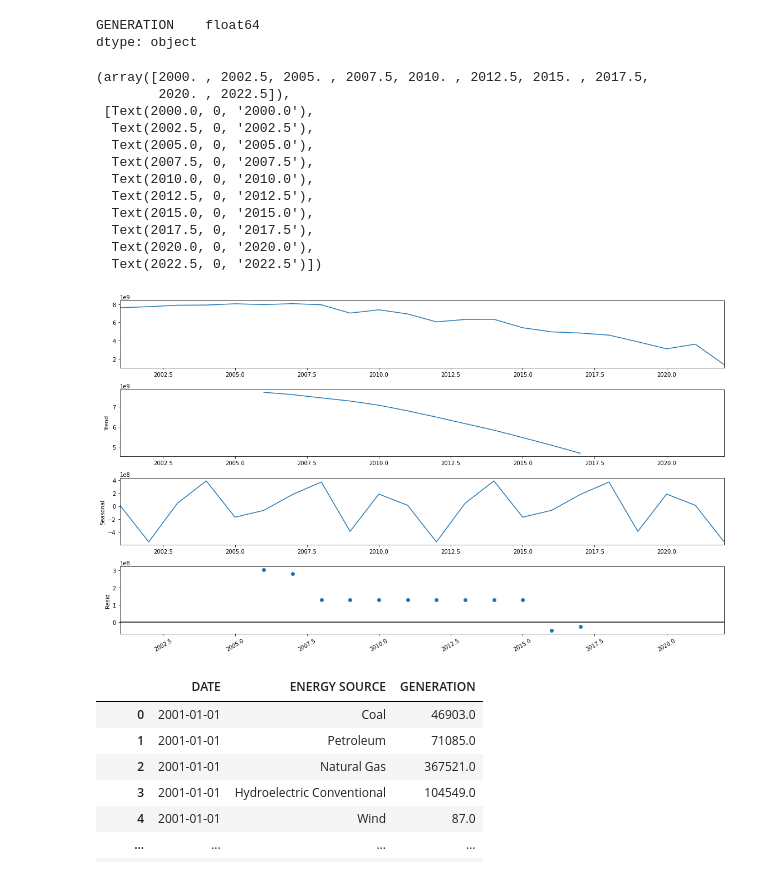
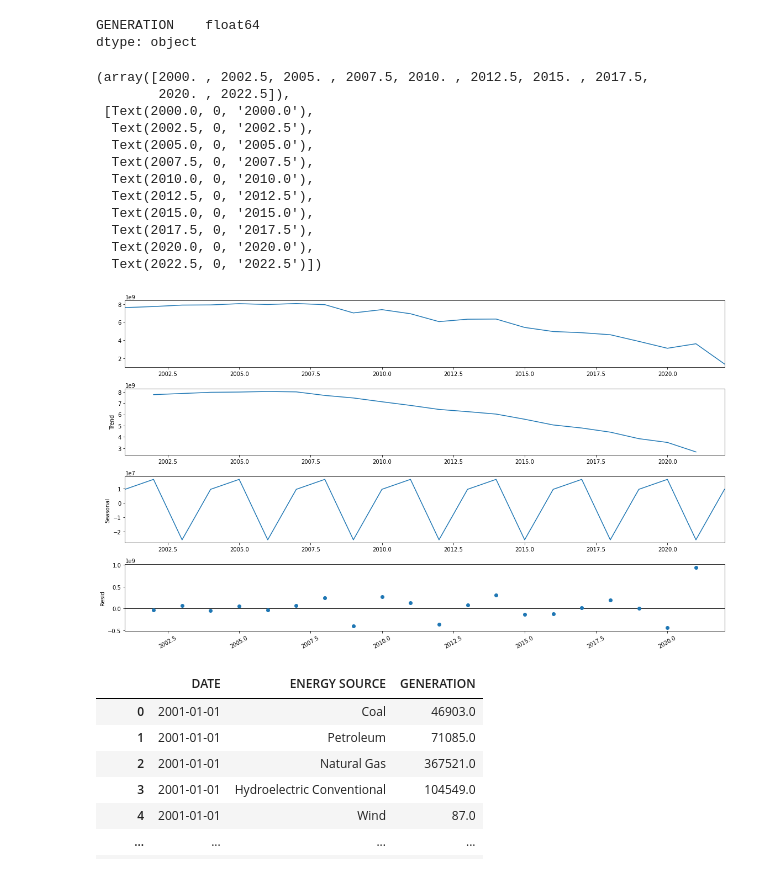
Before and after one commit to EnriqueLaguna/ProyectoAnalisisDatos, a Jupyter notebook: Codigo/timeSeries.ipynb, the cells around one changed output. Drawn from its saved outputs; the diff is of its cells as text; code cells hidden in the pictures.

Commit message:
POO class file, first approach to time series

```diff
--- a/Codigo/timeSeries.ipynb
+++ b/Codigo/timeSeries.ipynb
@@ -170,25 +148,25 @@ df_timeSeries_energySource_year.dtypes
 GENERATION    float64
 dtype: object
 # %%
-descomp1 = sm.tsa.seasonal_decompose(df_timeSeries_energyCoal, model='additive')
+descomp1 = sm.tsa.seasonal_decompose(df_timeSeries_energyCoal, model='additive', period=3)
 plt.rcParams["figure.figsize"] = [16,9]
 
 descomp1.plot()
 plt.xticks(rotation = 30)
 # %% [output]
 (array([2000. , 2002.5, 2005. , 2007.5, 2010. , 2012.5, 2015. , 2017.5,
         2020. , 2022.5]),
  [Text(2000.0, 0, '2000.0'),
   Text(2002.5, 0, '2002.5'),
   Text(2005.0, 0, '2005.0'),
   Text(2007.5, 0, '2007.5'),
   Text(2010.0, 0, '2010.0'),
   Text(2012.5, 0, '2012.5'),
   Text(2015.0, 0, '2015.0'),
   Text(2017.5, 0, '2017.5'),
   Text(2020.0, 0, '2020.0'),
   Text(2022.5, 0, '2022.5')])
-[figure, old version]
+[figure, new version]
 # %%
 df_timeSeries_energySource
 # %% [output]
```
Also changed, not shown: parts of 1 cell of this notebook, 1 other file.
